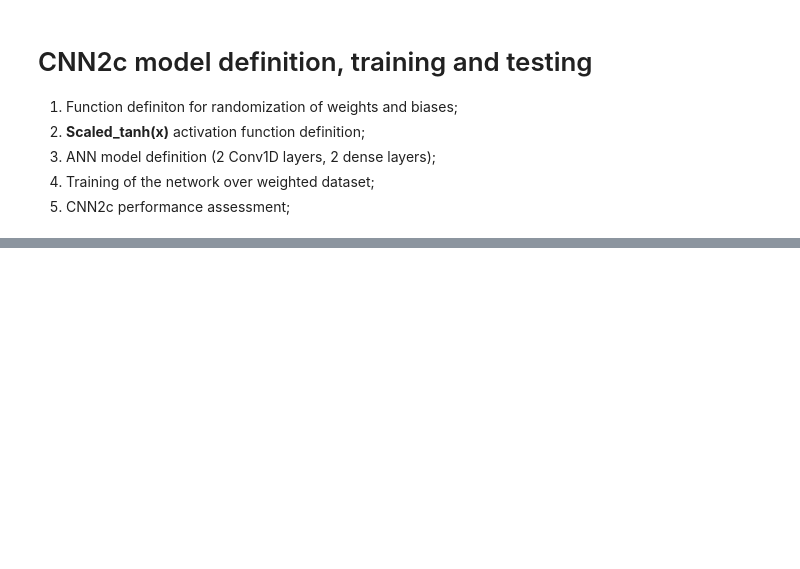
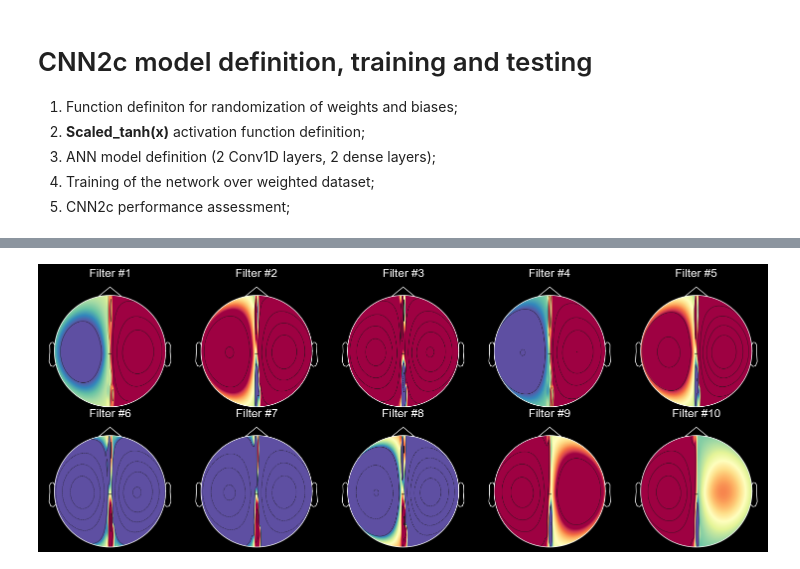
Before and after one commit to qossayrida/neurospell-context-aware, a Jupyter notebook: code/jupyter/CNN2c.ipynb, the cells around one changed output, grey strips where cells are left out. Saved outputs shown, nothing was run; the diff lists cells and outputs as text; code cells hidden in the pictures; blank space fills up the shorter version.

```diff
--- a/code/jupyter/CNN2c.ipynb
+++ b/code/jupyter/CNN2c.ipynb
@@ -229,5 +208,4 @@ else:
 # %%
-# Create characters matrix
 char_matrix = [[0 for j in range(6)] for i in range(6)]
 s = string.ascii_uppercase + '1' + '2' + '3' + '4' + '5' + '6' + '7' + '8' + '9' + '_'
 
@@ -241,12 +219,12 @@ for i in range(6):
     list_matrix.append(row)
 
 # Create StimulusType array for the test set (missing from the given database)
-stimulus_test = [[0 for j in range(SAMPLES_PER_TRIAL_TEST)] for i in range(TRIALS_TEST)]
+stimulus_test = [[0 for j in range(samples_per_trial_test)] for i in range(trials_test)]
 stimulus_test = np.array(stimulus_test)
 
-for trial in range(TRIALS_TEST):
+for trial in range(trials_test):
     counter=0
-    for sample in range(SAMPLES_PER_TRIAL_TEST):
+    for sample in range(samples_per_trial_test):
         index = int(stimulus_code_test[trial, sample]) - 1
         if not index == -1:
             if word_test[0][trial] in list_matrix[index]:
@@ -436,9 +463,0 @@ plt.show()
-# %%
-# Define model
-best_model = CNN2c_model(channels=N_CHANNELS, filters=10)
-
-# Load best model weights from h5 file
-best_model.load_weights(MODEL_LOCATIONS_FILE_PATH + "/model" + ELECTRODE_SELECTED + ".h5")
-
-# Compile best model model
-best_model.compile(optimizer = 'adam', loss = 'mean_squared_error', metrics = ['accuracy'])
@@ -491,0 +464,67 @@ for i in range(10):
+# %%
+import numpy as np
+import matplotlib.pyplot as plt
+import mne
+import csv
+from bundle.DataCraft import electrode_names_to_remove
+
+# Read CSV file into a Python list
+all_electrode_names = []
+
+with open(channel_name_file_path, "r") as file:
+    csv_reader = csv.reader(file)
+    for row in csv_reader:
+        all_electrode_names.extend(row)  # Add each row to the list (handles single-column CSV)
+
+
+# Crate array has names of electrodes from all_electrode_names that have index in channels
+electrode_names = []
+for i in range(len(channels)):
+    electrode_names.append(all_electrode_names[channels[i]])
+print(electrode_names)
+
+
+
+# Create array has the original index for electrode_names_to_remove in electrode_names
+index = []
+for i in range(len(electrode_names_to_remove)):
+    if electrode_names_to_remove[i] in electrode_names:
+        index.append(electrode_names.index(electrode_names_to_remove[i]))
+print(index)
+
+electrode_names = [x for x in electrode_names if x not in electrode_names_to_remove]
+print(electrode_names)
+
+
+montage = mne.channels.make_standard_montage("standard_1020")
+
+# Create random weights for 10 filters (20 channels)
+n_channels = len(electrode_names)
+n_filters = 10
+
+# Create a list of weights for all filters
+nf = []
+for filt in range(10):
+    nf.append(abs(np.array(best_model.get_weights()[0])[0, :, filt]))
+# remove the channels from the weights
+nf = np.delete(nf, index, axis=1)
+
+# Create an Info object with EEG channel names
+info = mne.create_info(ch_names=electrode_names, sfreq=1000, ch_types="eeg")
+info.set_montage(montage)
+
+# Plot topomap for each filter
+# Set give me array of background color
+fig, axes = plt.subplots(2, 5, figsize=(15, 6), facecolor="#000000")  # Set overall background to black
+axes = axes.flatten()
+
+for i in range(n_filters):
+    ax = axes[i]
+    mne.viz.plot_topomap(
+        nf[i], info, axes=ax, cmap="Spectral_r", sphere=1.2, show=False  # Adjust `sphere` to scale brain size
+    )
+    ax.set_title(f"Filter #{i + 1}", color="white")  # Set title color to white for better visibility
+
+plt.tight_layout()
+plt.show()
+# %% [output]
@@ -492,3 +534,4 @@ for i in range(10):
+[figure, added]
 # %%
 # Accuracy over the testing set
 predictions = best_model.predict(test_features)
```
Also changed, not shown: parts of 25 cells of this notebook, 5 other files.
